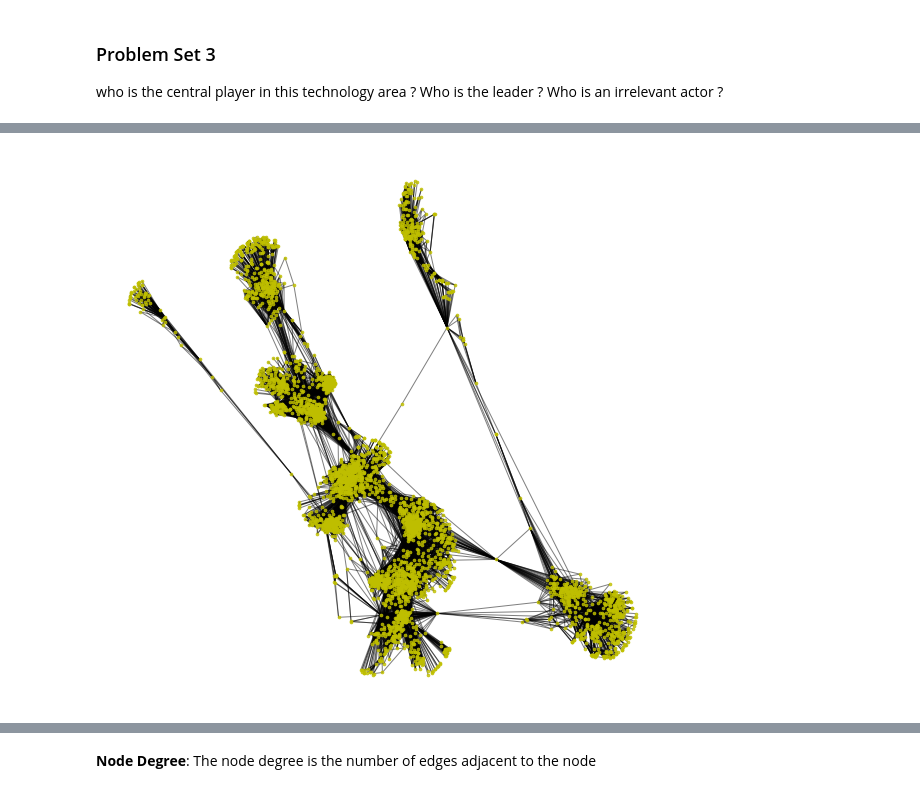
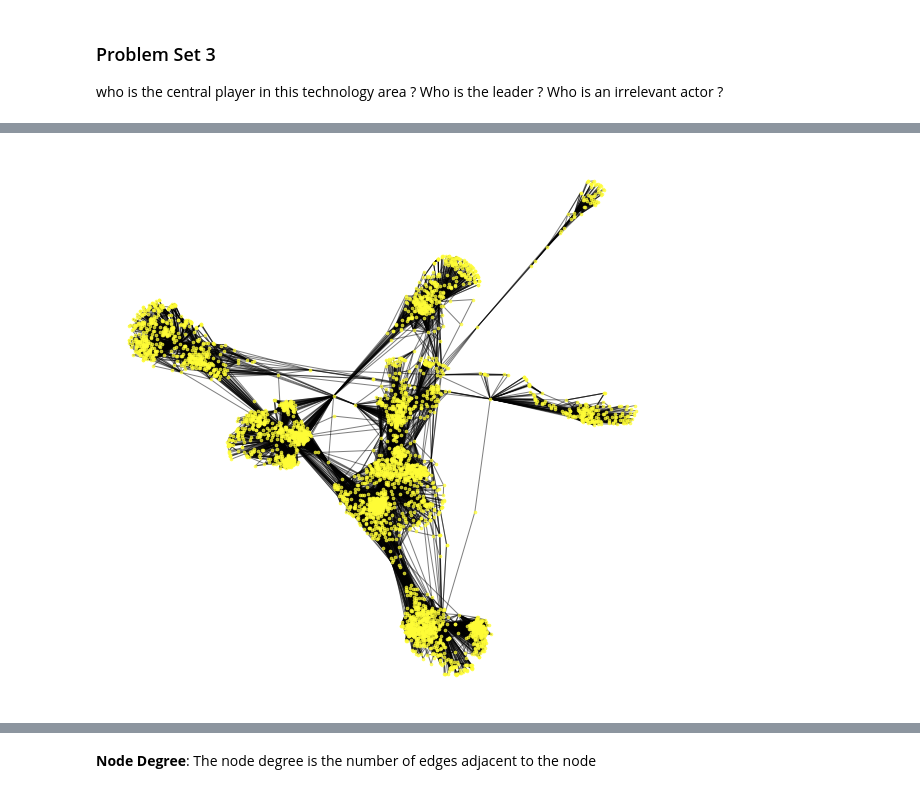
Before and after one commit to anitamezzetti/EPFL_Data_science_in_practice, a Jupyter notebook: Problem Set 3/ps3.ipynb, the cells around one changed output, grey strips where cells are left out. Cells and saved outputs as stored; diff of their text form; code cells hidden in the pictures.

```diff
--- a/Problem Set 3/ps3.ipynb
+++ b/Problem Set 3/ps3.ipynb
@@ -56,12 +191,0 @@ num_nodes = G.number_of_nodes()
-# %%
-# picture of the network:
-
-plt.figure(figsize=(10,10))
-position = nx.spring_layout(G) # position nodes using Fruchterman-Reingold force-directed algorithm.
-nx.draw_networkx_nodes(G, position, nodes, node_size = 7, node_color = 'y' , alpha = 0.8)
-
-nx.draw_networkx_edges(G, position, alpha = 0.5)
-plt.axis('off')
-plt.show()
-# %% [output]
-[figure, removed]
@@ -67,0 +201,3 @@ plt.show()
+# %%
+with open('position.p', 'rb') as fp:
+    position = pickle.load(fp)
@@ -68 +209,32 @@ plt.show()
+# %%
+# plot function
+def plot_network(G, position, nodes, Z, color_special, first_figure, last_figure, label):
+    # G is the graph
+    # position is calculated using Fruchterman-Reingold force-directed algorithm.
+    # nodes: all nodes
+    # Z: subset of nodes to highlight
+    # color_special = color of these highlighted nodes
+    # first_figure: start a new figure?
+    # last_figure: last figure? False if there will be other to put togheter
+
+    if first_figure==True: plt.figure(figsize=(10,10)) #create a new figure
+
+    if first_figure == True: # not re-draw nodes/edges if it is not the new figure
+        nx.draw_networkx_nodes(G, position, nodes, node_size = 7, node_color = "#fffd37" , alpha = 0.7)
+        nx.draw_networkx_edges(G, position, alpha = 0.5)
+
+    # special nodes
+    if len(Z)>0: # non empty
+        nx.draw_networkx_nodes(G, position, Z, node_size = 17, node_color = color_special)
+        #if first_figure==True and last_figure==True:
+         #   nx.draw_networkx_labels(G, position, label, font_color= 'b', font_weight='bold', alpha=1)
+
+    plt.axis('off')
+
+    if last_figure==True: plt.show()
+# %%
+# plot of the network:
+plot_network(G, position, nodes, [], 'r', True, True, [])
+# %% [output]
+[figure, added]
 # %% [markdown]
```
Also changed, not shown: parts of 69 cells of this notebook, 3 other files.
